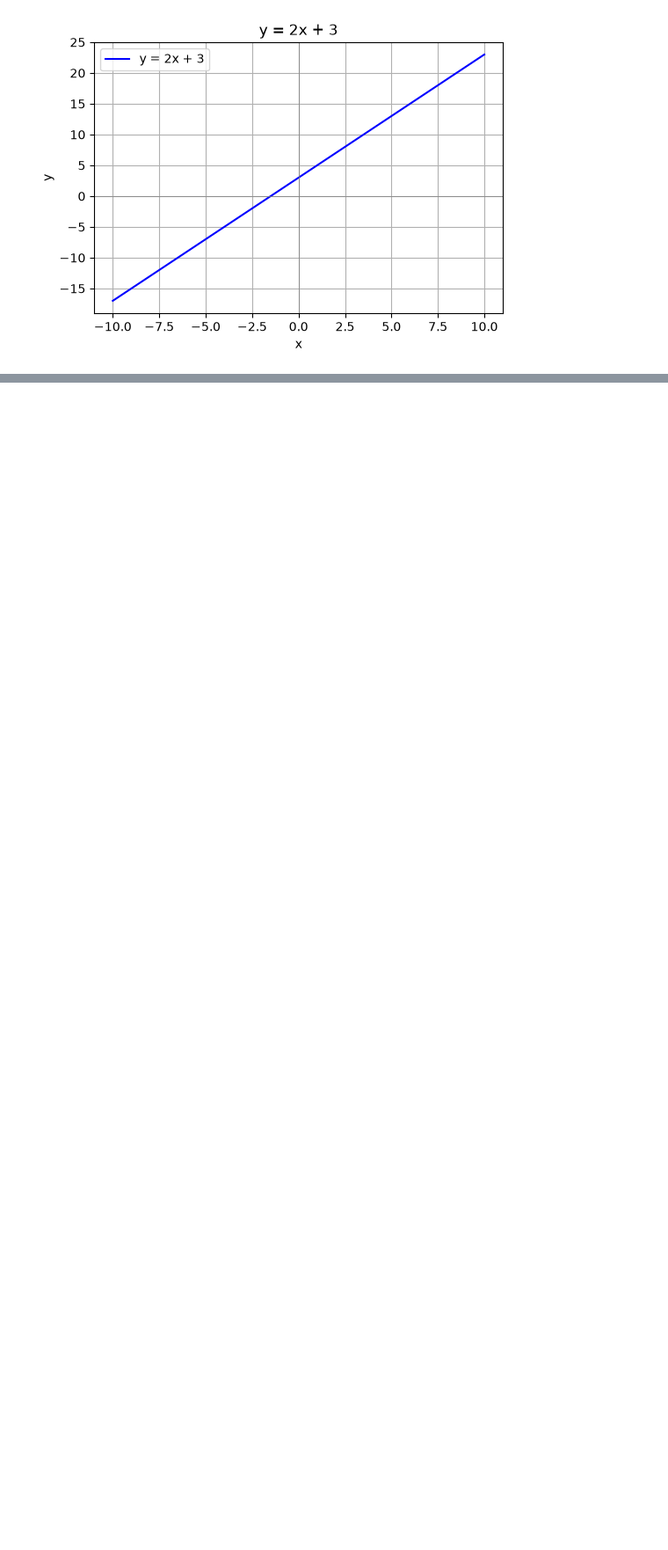
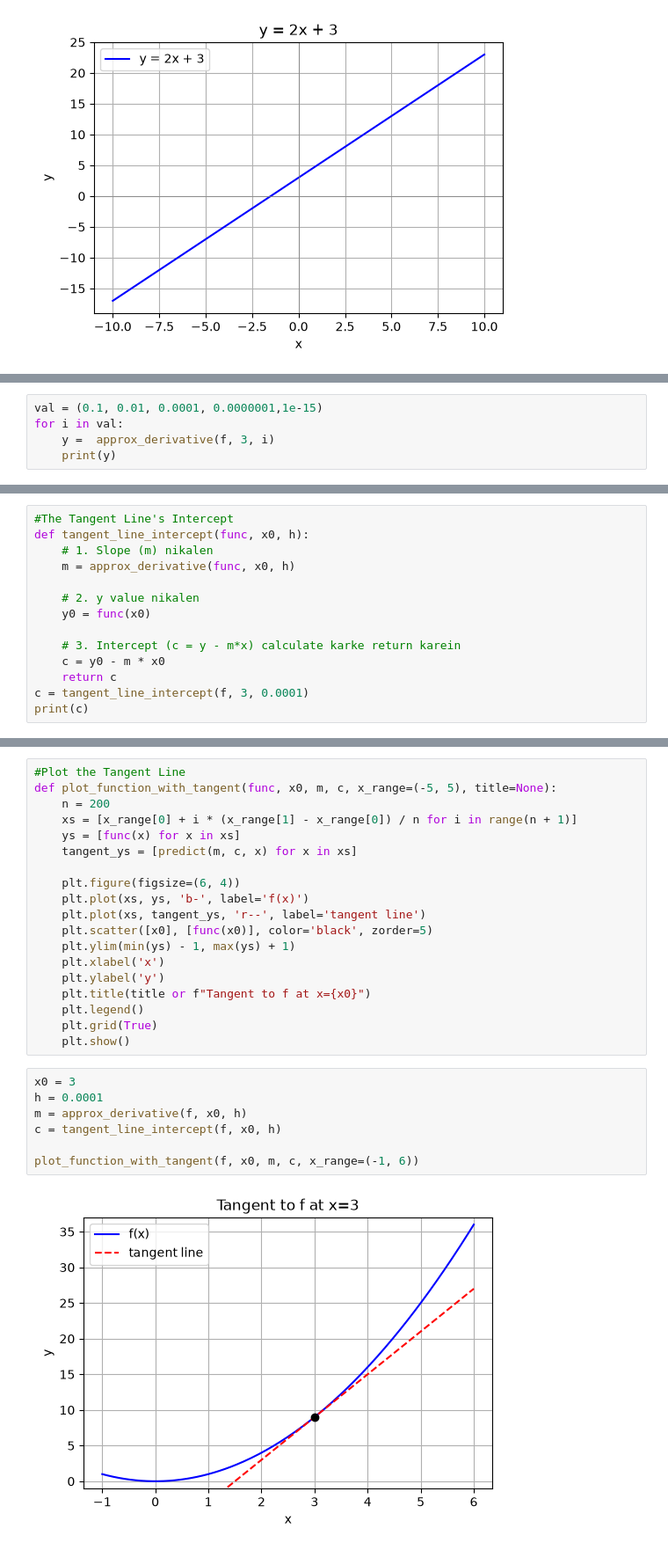
Before and after one commit to Premjeet478/AI-ML-Project, a Jupyter notebook: expressions_and_functions.ipynb, the cells around one changed output, grey strips where cells are left out. Shown at 88% size. Cells and saved outputs as stored; diff of their text form; blank space fills up the shorter version.

```diff
--- a/expressions_and_functions.ipynb
+++ b/expressions_and_functions.ipynb
@@ -185,0 +257,5 @@ fit(0,5,2,9)
+# %%
+val = (0.1, 0.01, 0.0001, 0.0000001,1e-15)
+for i in val:
+    y =  approx_derivative(f, 3, i)
+    print(y)
@@ -185,0 +268,14 @@ fit(0,5,2,9)
+# %%
+#The Tangent Line's Intercept
+def tangent_line_intercept(func, x0, h):
+    # 1. Slope (m) nikalen
+    m = approx_derivative(func, x0, h)
+
+    # 2. y value nikalen
+    y0 = func(x0)
+
+    # 3. Intercept (c = y - m*x) calculate karke return karein
+    c = y0 - m * x0
+    return c
+c = tangent_line_intercept(f, 3, 0.0001)
+print(c)
@@ -185,0 +284,28 @@ fit(0,5,2,9)
+# %%
+#Plot the Tangent Line
+def plot_function_with_tangent(func, x0, m, c, x_range=(-5, 5), title=None):
+    n = 200
+    xs = [x_range[0] + i * (x_range[1] - x_range[0]) / n for i in range(n + 1)]
+    ys = [func(x) for x in xs]
+    tangent_ys = [predict(m, c, x) for x in xs]
+
+    plt.figure(figsize=(6, 4))
+    plt.plot(xs, ys, 'b-', label='f(x)')
+    plt.plot(xs, tangent_ys, 'r--', label='tangent line')
+    plt.scatter([x0], [func(x0)], color='black', zorder=5)
+    plt.ylim(min(ys) - 1, max(ys) + 1)
+    plt.xlabel('x')
+    plt.ylabel('y')
+    plt.title(title or f"Tangent to f at x={x0}")
+    plt.legend()
+    plt.grid(True)
+    plt.show()
+# %%
+x0 = 3
+h = 0.0001
+m = approx_derivative(f, x0, h)
+c = tangent_line_intercept(f, x0, h)
+
+plot_function_with_tangent(f, x0, m, c, x_range=(-1, 6))
+# %% [output]
+[figure, added]
```
Also changed, not shown: parts of 10 cells of this notebook.
